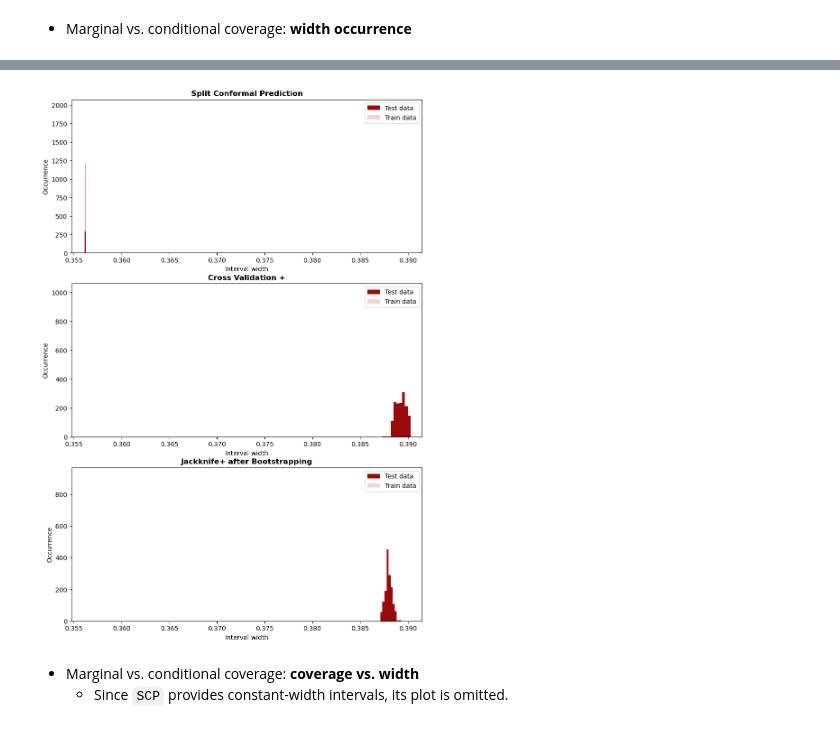
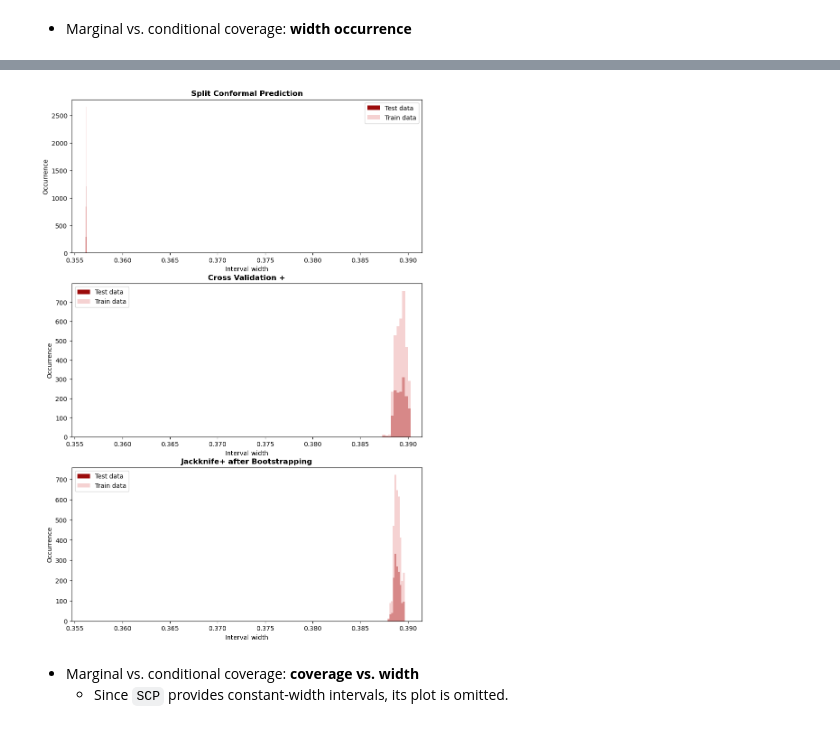
Before and after one commit to gcastro-98/conformal-prediction, a Jupyter notebook: toy_problem.ipynb, the cells around one changed output, grey strips where cells are left out. Drawn from its saved outputs; the diff is of its cells as text; code cells hidden in the pictures.

```diff
--- a/toy_problem.ipynb
+++ b/toy_problem.ipynb
@@ -189,7 +198,8 @@ for _i, _strat in enumerate(base_estimators.keys()):
 _strategies = [_s for _s in strategies_names.keys() if _s != 'SCP']
 NUM_BINS: int = 10
 
-fig, axs = plt.subplots(nrows=len(_strategies), figsize=(10, 15));
+n_figs: int = len(_strategies)
+fig, axs = plt.subplots(nrows=n_figs, figsize=(10, 5 * n_figs));
 
 cond_coverages: dict = validate.cond_coverage(int_pred, y_test, num_bins=NUM_BINS)
 hsic_coefficients: dict = validate.hsic_coefficient(int_pred, y_test)
@@ -233,7 +243,8 @@ for _strat, base_estimator in base_estimators.items():
                                                               base_estimator, strategies_params[_strat],
                                                               _strat, SEED, silent=True, K=10)
 
-fig, axs = plt.subplots(nrows=len(base_estimators), figsize=(10, 15));
+n_figs: int = len(base_estimators)
+fig, axs = plt.subplots(nrows=n_figs, figsize=(10, 5 * n_figs));
 
 for _i, _strat in enumerate(base_estimators):
     axs[_i] = visualize.coverage_by_alpha(
@@ -285,5 +311,6 @@ y_pred, int_pred, mapie_estimator = exchangeable.train_strategies(
 # %%
-fig, axs = plt.subplots(nrows=len(base_estimators), figsize=(10, 15));
+n_figs: int = len(base_estimators)
+fig, axs = plt.subplots(nrows=n_figs, figsize=(10, 5 * n_figs));
 
 # True intervals
 _y_true_up, _y_true_low = (toy_problem.second_intervals(X_test[:, 0], X_test[:, 1], MISCOVERAGE))
@@ -313,7 +340,8 @@ for _i, _strat in enumerate(strategies_names.keys()):
 # %% [markdown]
 - **Average goodness**
 # %%
-fig, axs = plt.subplots(nrows=len(base_estimators), figsize=(10, 15));
+n_figs: int = len(base_estimators)
+fig, axs = plt.subplots(nrows=n_figs, figsize=(10, 5 * n_figs));
 
 coverages: dict = validate.coverage(int_pred, y_test)
 widths: dict = validate.width(int_pred)
@@ -355,9 +383,20 @@ for _i, _strat in enumerate(strategies_names.keys()):
 # %% [markdown]
 - Marginal vs. conditional coverage: **width occurrence**
 # %%
-fig, axs = plt.subplots(nrows=len(base_estimators), figsize=(10, 15));
+n_figs: int = len(base_estimators)
+fig, axs = plt.subplots(nrows=n_figs, figsize=(10, 5 * n_figs));
+
+# and we predict the in-training samples
+y_pred_train, int_pred_train = {}, {}
+for _strat, _name in strategies_names.items():
+    logger.info(f"Inferring in-training results for {_name}")
+    if _strat != 'CQR':
+        y_pred_train[_strat], int_pred_train[_strat] = mapie_estimator[_strat].predict(X_train, alpha=MISCOVERAGE)
+    else:
+        y_pred_train[_strat], int_pred_train[_strat] = mapie_estimator[_strat].predict(X_train)
+
 _x_max = (1+ 3 * 1e-3) * np.max([np.abs(int_pred[_strat][:, 0, 0] - int_pred[_strat][:, 1, 0]) for _strat in int_pred.keys()])
-_x_min = (1- 4 * 1e-3) * np.min([np.abs(int_pred[_strat][:, 0, 0] - int_pred[_strat][:, 1, 0]) for _strat in int_pred.keys()])
+_x_min = (1- 4.25 * 1e-3) * np.min([np.abs(int_pred[_strat][:, 0, 0] - int_pred[_strat][:, 1, 0]) for _strat in int_pred.keys()])
 
 for _i, _strat in enumerate(base_estimators.keys()):
     # Visualize
@@ -373,4 +415,4 @@ for _i, _strat in enumerate(base_estimators.keys()):
-[figure, old version]
+[figure, new version]
 # %% [markdown]
 - Marginal vs. conditional coverage: **coverage vs. width**
     - Since `SCP` provides constant-width intervals, its plot is omitted.
```
Also changed, not shown: parts of 17 cells of this notebook, 1 other file.
